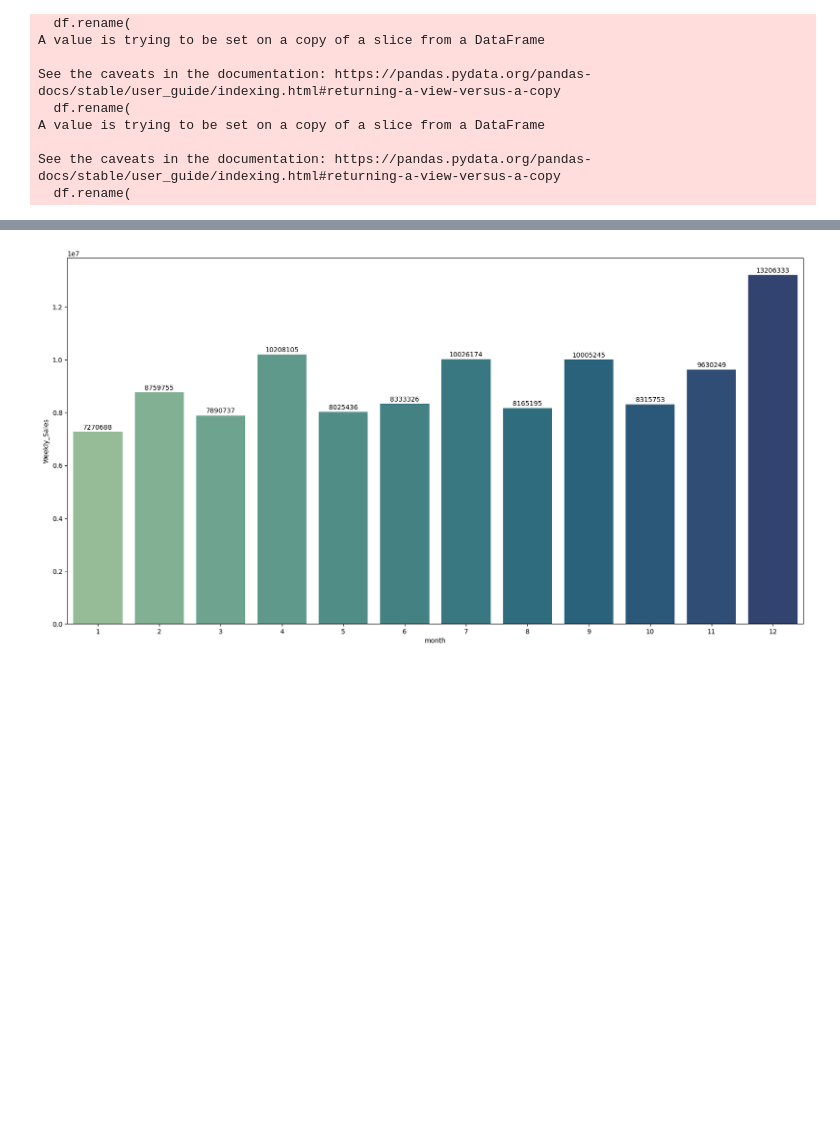
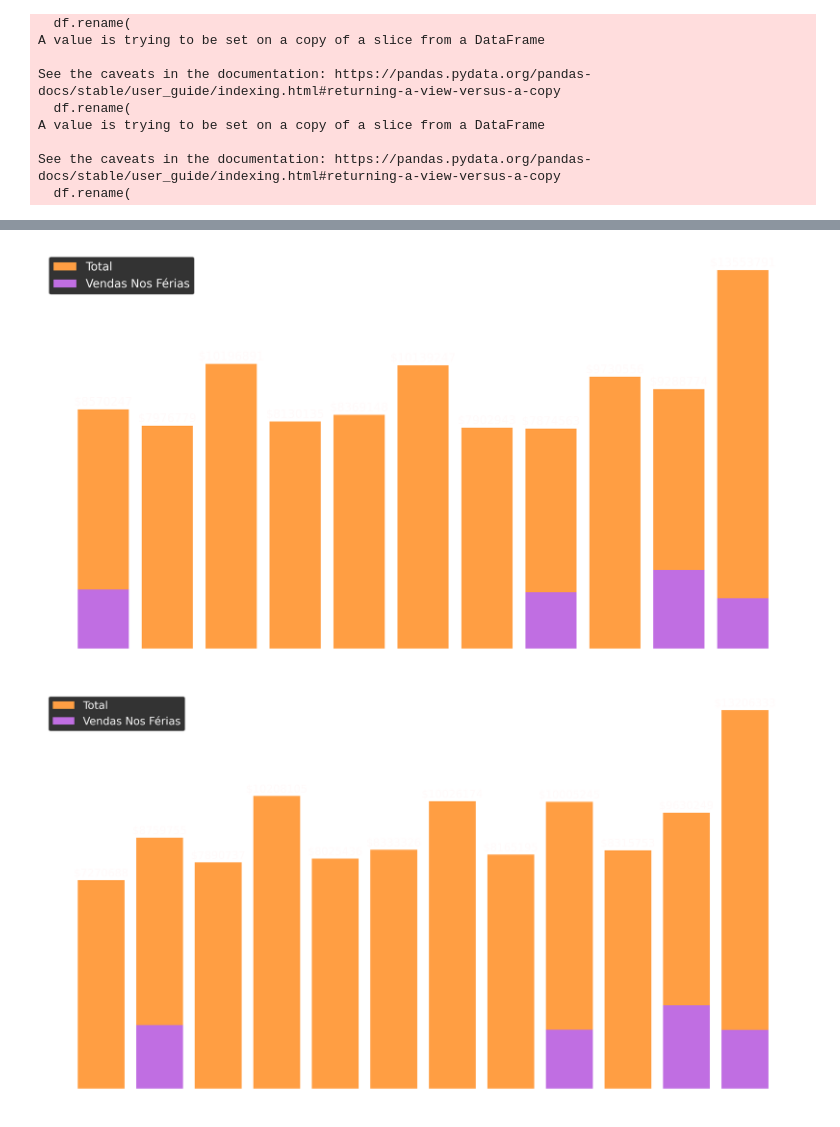
Before and after one commit to SamuelBarbosaDev/DataExpert, a Jupyter notebook: core/core/Slots/4/4 - Mini - Projeto 02/main.ipynb, the cells around one changed output, grey strips where cells are left out. Saved outputs shown, nothing was run; the diff lists cells and outputs as text; code cells hidden in the pictures; blank space fills up the shorter version.

```diff
--- a/core/core/Slots/4/4 - Mini - Projeto 02/main.ipynb
+++ b/core/core/Slots/4/4 - Mini - Projeto 02/main.ipynb
@@ -400,4 +574,5 @@ walmart.rakeamento_de_lojas()
 # %%
-walmart.gráfico_da_melhor_loja_em_2010()
+walmart.gráfico_faturamento_ano_a_ano_da_melhor_loja()
 # %% [output]
-[figure, old version]
+[figure, new version]
+[figure, added]
```
Also changed, not shown: parts of 9 cells of this notebook, 9 other files.
